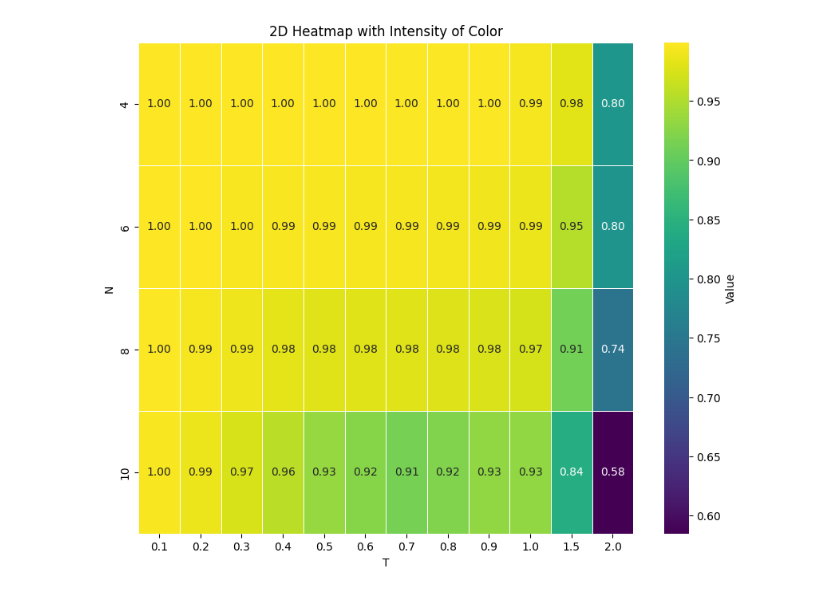
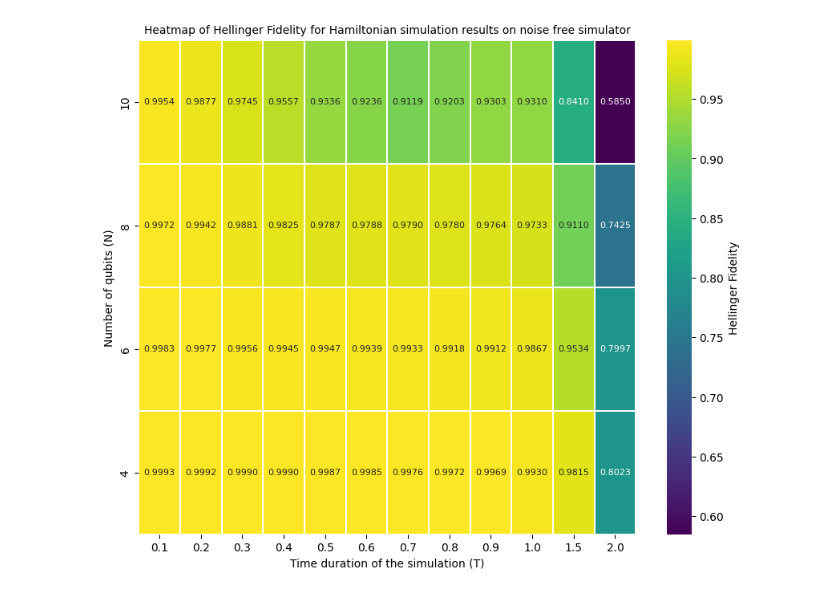
Before and after one commit to ameymeher/SimuQ, a Jupyter notebook: thesis/Experiment/Simulator execution/heatmap_test.ipynb, the cells around one changed output. Cells and saved outputs as stored; diff of their text form; code cells hidden in the pictures.

Commit message:
plots changes

```diff
--- a/thesis/Experiment/Simulator execution/heatmap_test.ipynb
+++ b/thesis/Experiment/Simulator execution/heatmap_test.ipynb
@@ -1,23 +1,24 @@
 # %%
 import numpy as np
 import pandas as pd
 import seaborn as sns
 import matplotlib.pyplot as plt
 
 #Read xlsx file
 df = pd.read_excel('results/RBZNE - Linear fit with extra point/summary_distribution_data.xlsx',sheet_name='Test')
-df = df[['N','T','Without Noise HF']]
 
+#Sort by N in descending order, and then by T in ascending order
+df = df.sort_values(by=['N', 'T'], ascending=[True, False])
 
 # Pivot the data to create a 2D heatmap
 heatmap_data = df.pivot_table(index='N', columns='T', values='Without Noise HF')
 
 # Plot heatmap
 plt.figure(figsize=(10, 8))
-sns.heatmap(heatmap_data, cmap='viridis', linewidths=0.5, annot=True, fmt=".4f", cbar_kws={'label': 'Value'})
-plt.title('2D Heatmap with Intensity of Color')
-plt.xlabel('T')
-plt.ylabel('N')
+sns.heatmap(heatmap_data.sort_values(by='N', ascending=False), cmap='viridis', linewidths=0.2, annot=True, fmt=".4f", cbar_kws={'label': 'Hellinger Fidelity'}, annot_kws={"size": 8})
+plt.title('Heatmap of Hellinger Fidelity for Hamiltonian simulation results on noise free simulator', fontsize=10)
+plt.xlabel('Time duration of the simulation (T)')
+plt.ylabel('Number of qubits (N)')
 plt.show()
 # %% [output]
-[figure, old version]
+[figure, new version]
```
Also changed, not shown: parts of 1 cell of this notebook, 2 other files.
